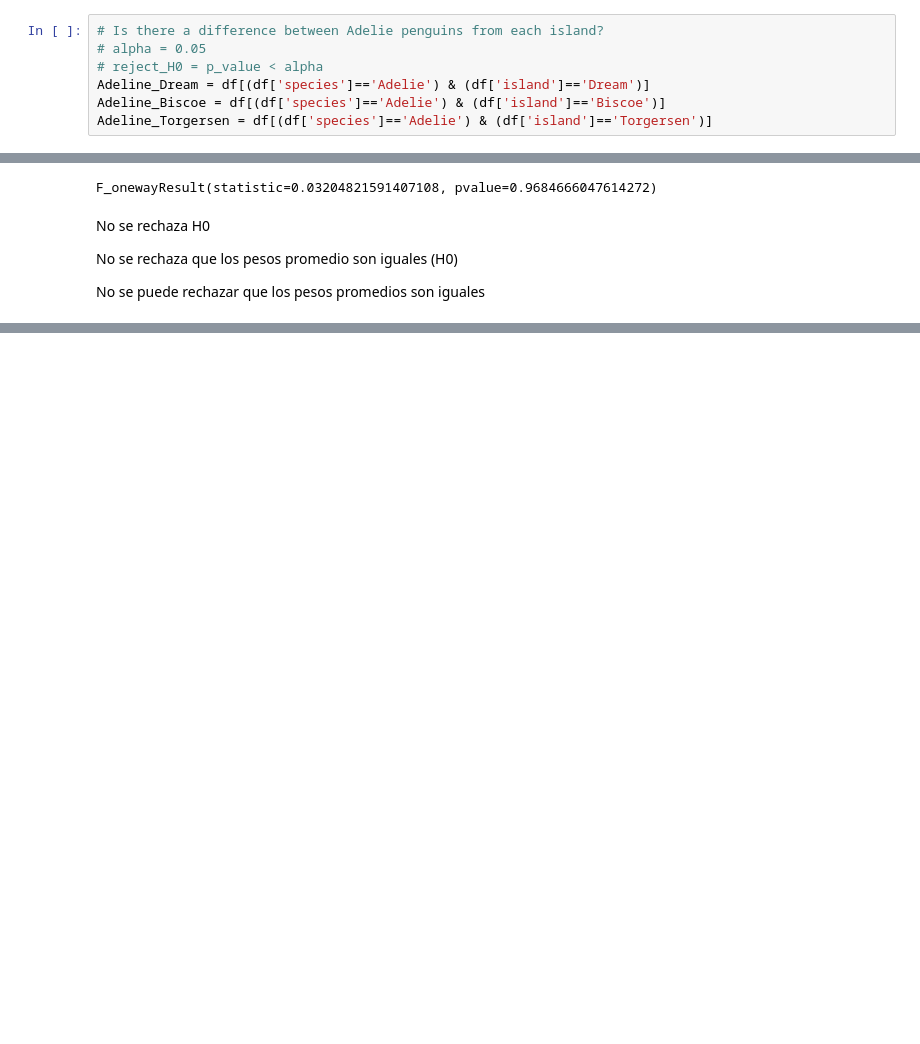
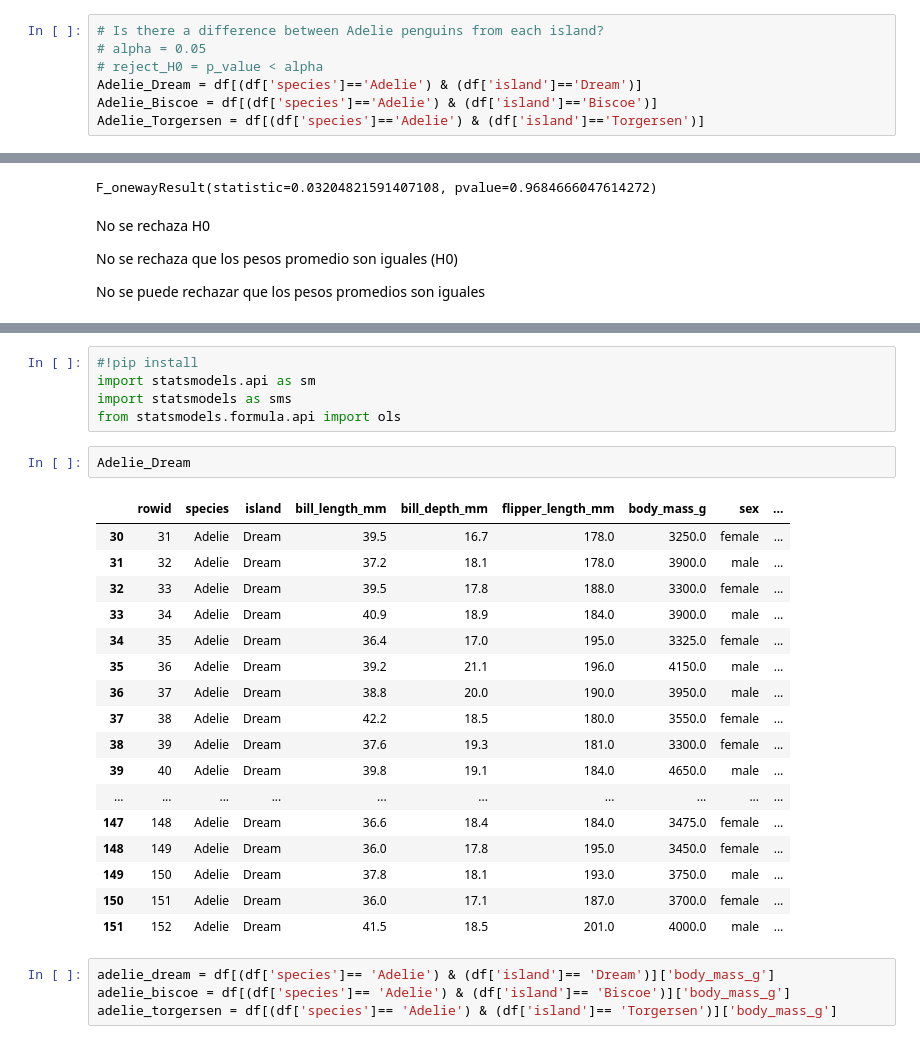
Before and after one commit to xalejandrow/hypothesis-testing-exercises-project-with-python, a Jupyter notebook: Palmer_Penguins_Analysis_copy.ipynb, the cells around one changed output, grey strips where cells are left out. Saved outputs shown, nothing was run; the diff lists cells and outputs as text; blank space fills up the shorter version.

```diff
--- a/Palmer_Penguins_Analysis_copy.ipynb
+++ b/Palmer_Penguins_Analysis_copy.ipynb
@@ -175,7 +175,7 @@ fig.show()
 # Is there a difference between Adelie penguins from each island?
 # alpha = 0.05
 # reject_H0 = p_value < alpha
-Adeline_Dream = df[(df['species']=='Adelie') & (df['island']=='Dream')]
-Adeline_Biscoe = df[(df['species']=='Adelie') & (df['island']=='Biscoe')]
-Adeline_Torgersen = df[(df['species']=='Adelie') & (df['island']=='Torgersen')]
+Adelie_Dream = df[(df['species']=='Adelie') & (df['island']=='Dream')]
+Adelie_Biscoe = df[(df['species']=='Adelie') & (df['island']=='Biscoe')]
+Adelie_Torgersen = df[(df['species']=='Adelie') & (df['island']=='Torgersen')]
 # %%
@@ -195,3 +195,32 @@ fig = px.box(df[df['species']=='Adelie'],y= 'body_mass_g', color='island')
 fig.show()
 # %% [output]
 [interactive output not drawn]
+# %%
+#!pip install
+import statsmodels.api as sm
+import statsmodels as sms
+from statsmodels.formula.api import ols
+# %%
+Adelie_Dream
+# %% [output]
+|  | rowid | species | island | bill_length_mm | bill_depth_mm | flipper_length_mm | body_mass_g | sex | ... |
+| 30 | 31 | Adelie | Dream | 39.5 | 16.7 | 178.0 | 3250.0 | female | ... |
+| 31 | 32 | Adelie | Dream | 37.2 | 18.1 | 178.0 | 3900.0 | male | ... |
+| 32 | 33 | Adelie | Dream | 39.5 | 17.8 | 188.0 | 3300.0 | female | ... |
+| 33 | 34 | Adelie | Dream | 40.9 | 18.9 | 184.0 | 3900.0 | male | ... |
+| 34 | 35 | Adelie | Dream | 36.4 | 17.0 | 195.0 | 3325.0 | female | ... |
+| 35 | 36 | Adelie | Dream | 39.2 | 21.1 | 196.0 | 4150.0 | male | ... |
+| 36 | 37 | Adelie | Dream | 38.8 | 20.0 | 190.0 | 3950.0 | male | ... |
+| 37 | 38 | Adelie | Dream | 42.2 | 18.5 | 180.0 | 3550.0 | female | ... |
+| 38 | 39 | Adelie | Dream | 37.6 | 19.3 | 181.0 | 3300.0 | female | ... |
+| 39 | 40 | Adelie | Dream | 39.8 | 19.1 | 184.0 | 4650.0 | male | ... |
+| ... | ... | ... | ... | ... | ... | ... | ... | ... | ... |
+| 147 | 148 | Adelie | Dream | 36.6 | 18.4 | 184.0 | 3475.0 | female | ... |
+| 148 | 149 | Adelie | Dream | 36.0 | 17.8 | 195.0 | 3450.0 | female | ... |
+| 149 | 150 | Adelie | Dream | 37.8 | 18.1 | 193.0 | 3750.0 | male | ... |
+| 150 | 151 | Adelie | Dream | 36.0 | 17.1 | 187.0 | 3700.0 | female | ... |
+| 151 | 152 | Adelie | Dream | 41.5 | 18.5 | 201.0 | 4000.0 | male | ... |
+# %%
+adelie_dream = df[(df['species']== 'Adelie') & (df['island']== 'Dream')]['body_mass_g']
+adelie_biscoe = df[(df['species']== 'Adelie') & (df['island']== 'Biscoe')]['body_mass_g']
+adelie_torgersen = df[(df['species']== 'Adelie') & (df['island']== 'Torgersen')]['body_mass_g']
```
Also changed, not shown: parts of 9 cells of this notebook.
